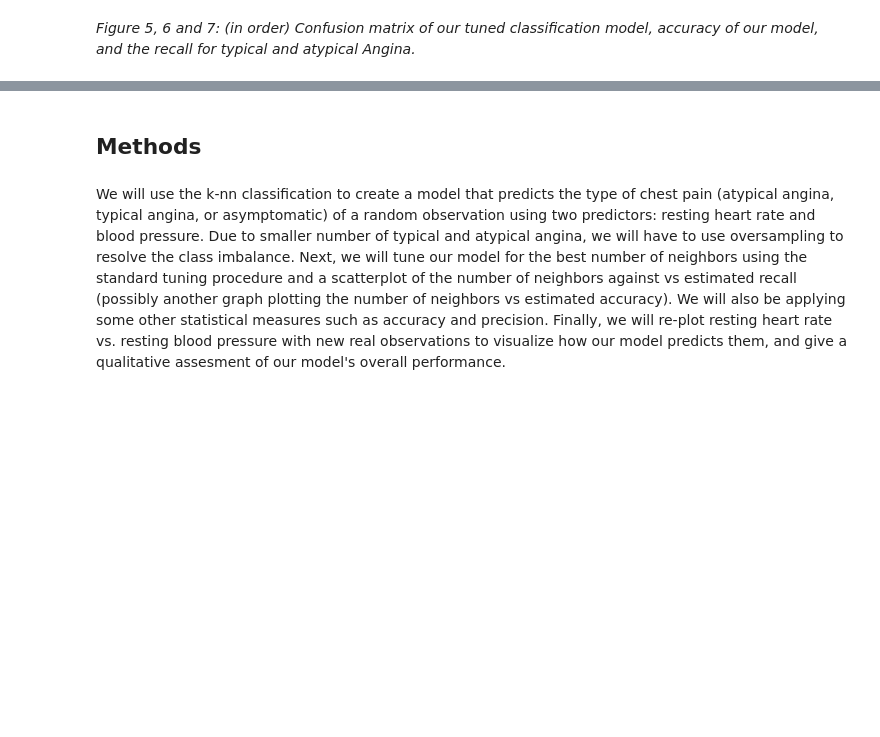
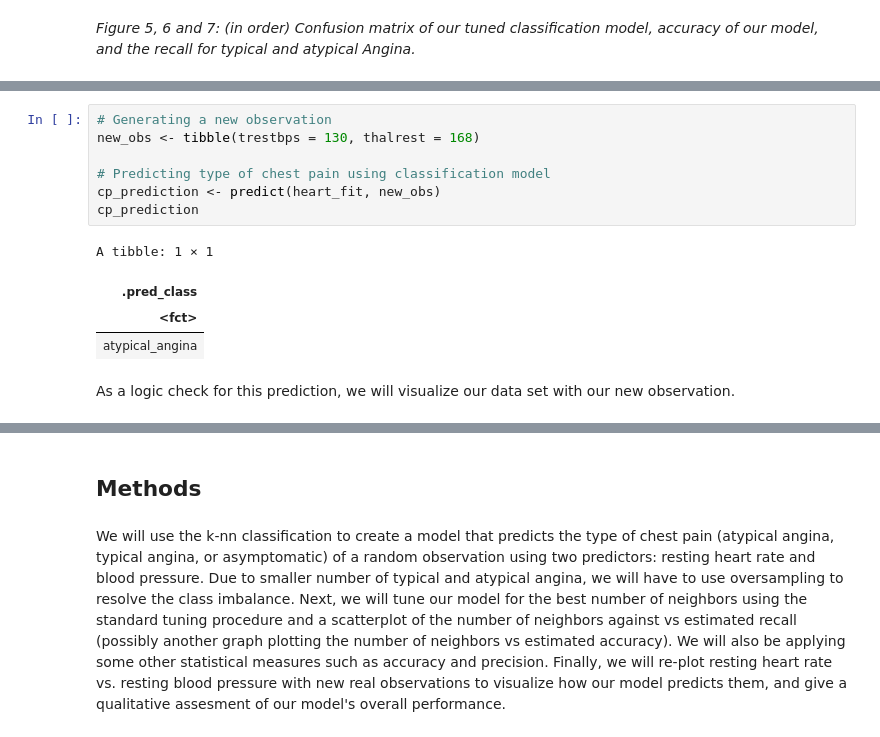
Before and after one commit to andreaschildh/project_proposal, a Jupyter notebook: heart_disease_gproject.ipynb, the cells around one changed output, grey strips where cells are left out. Saved outputs shown, nothing was run; the diff lists cells and outputs as text; blank space fills up the shorter version.

```diff
--- a/heart_disease_gproject.ipynb
+++ b/heart_disease_gproject.ipynb
@@ -269,0 +270,14 @@ In Figure 6 and 7 we see that our classification model has an accuracy of 77.05%
+# %%
+# Generating a new observation
+new_obs <- tibble(trestbps = 130, thalrest = 168)
+
+# Predicting type of chest pain using classification model
+cp_prediction <- predict(heart_fit, new_obs)
+cp_prediction
+# %% [output]
+A tibble: 1 × 1
+| .pred_class |
+| <fct> |
+| atypical_angina |
+# %% [markdown]
+As a logic check for this prediction, we will visualize our data set with our new observation.
```
Also changed, not shown: parts of 10 cells of this notebook.
